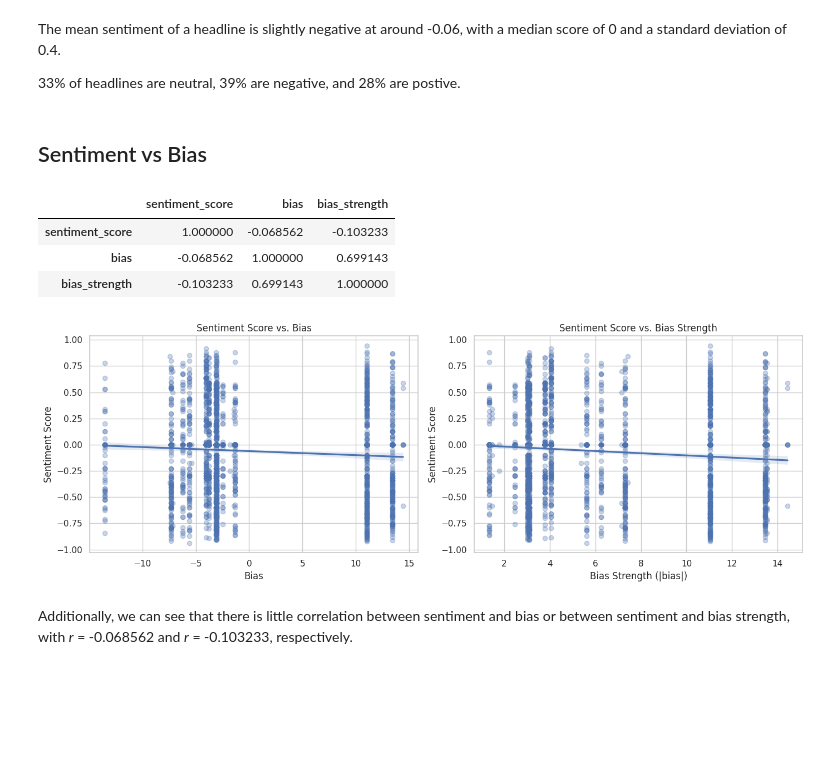
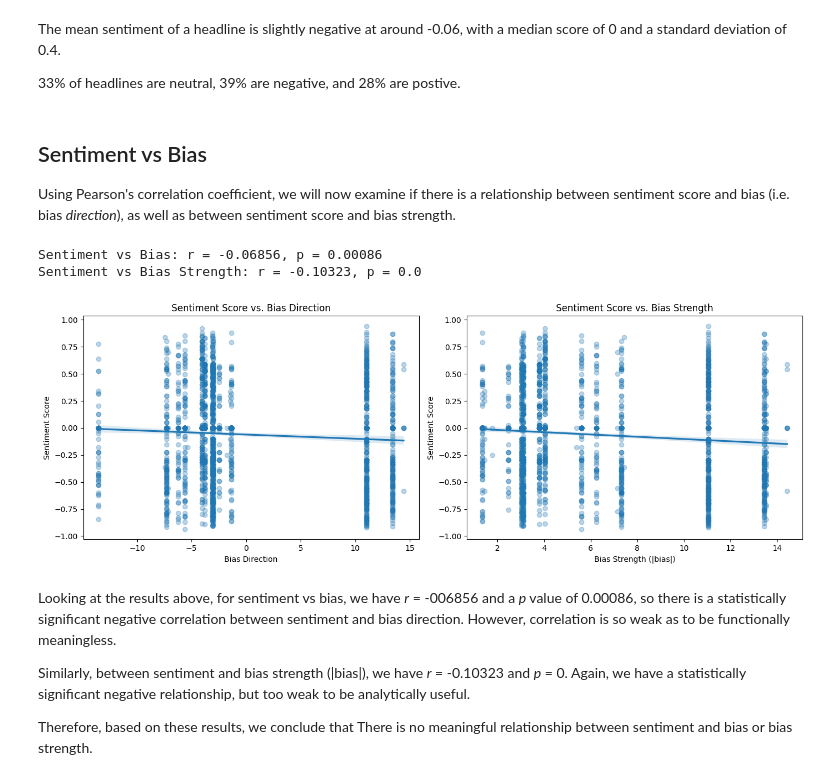
Before and after one commit to Joshua-Byrd/HeadlineAnalysis, a Jupyter notebook: notebooks/headline_analysis.ipynb, the cells around one changed output. Drawn from its saved outputs; the diff is of its cells as text; code cells hidden in the pictures; blank space fills up the shorter version.

```diff
--- a/notebooks/headline_analysis.ipynb
+++ b/notebooks/headline_analysis.ipynb
@@ -241,34 +242,44 @@ The mean sentiment of a headline is slightly negative at around -0.06, with a me
 33% of headlines are neutral, 39% are negative, and 28% are postive.
 # %% [markdown]
 ## Sentiment vs Bias
+
+Using Pearson's correlation coefficient, we will now examine if there is a relationship between sentiment score and bias (i.e. bias *direction*), as well as between sentiment score and bias strength.
 # %%
-df[["sentiment_score", "bias", "bias_strength"]].corr("pearson")
+# df[["sentiment_score", "bias", "bias_strength"]].corr("pearson")
+
+r_sent_bias, p_sent_bias = pearsonr(df["sentiment_score"], df["bias"])
+r_sent_bs, p_sent_bs = pearsonr(df["sentiment_score"], df["bias_strength"])
+
+print(f"Sentiment vs Bias: r = {round(r_sent_bias, 5)}, p = {round(p_sent_bias, 5)}")
+print(f"Sentiment vs Bias Strength: r = {round(r_sent_bs, 5)}, p = {round(p_sent_bs, 5)}")
 # %% [output]
-|  | sentiment_score | bias | bias_strength |
-| sentiment_score | 1.000000 | -0.068562 | -0.103233 |
-| bias | -0.068562 | 1.000000 | 0.699143 |
-| bias_strength | -0.103233 | 0.699143 | 1.000000 |
+Sentiment vs Bias: r = -0.06856, p = 0.00086
+Sentiment vs Bias Strength: r = -0.10323, p = 0.0
 # %%
 # Create side-by-side subplots (1 row, 2 columns)
 fig, (ax1, ax2) = plt.subplots(1, 2, figsize=(14, 5))
 
 # Left: Scatterplot of sentiment vs bias
 sns.regplot(data=df, x="bias", y="sentiment_score",
             scatter_kws={"alpha": 0.3}, ax=ax1)
-ax1.set_title("Sentiment Score vs. Bias")
-ax1.set_xlabel("Bias")
+ax1.set_title("Sentiment Score vs. Bias Direction")
+ax1.set_xlabel("Bias Direction")
 ax1.set_ylabel("Sentiment Score")
 
 # Right: Scatter plot of sentiment vs bias strength
 sns.regplot(data=df, x="bias_strength", y="sentiment_score",
             scatter_kws={"alpha": 0.3}, ax=ax2)
 ax2.set_title("Sentiment Score vs. Bias Strength")
 ax2.set_xlabel("Bias Strength (|bias|)")
 ax2.set_ylabel("Sentiment Score")
 
 plt.tight_layout()
 plt.show()
 # %% [output]
-[figure, old version]
+[figure, new version]
 # %% [markdown]
-Additionally, we can see that there is little correlation between sentiment and bias or between sentiment and bias strength, with *r* = -0.068562 and *r* = -0.103233, respectively.
+Looking at the results above, for sentiment vs bias, we have *r* = -006856 and a *p* value of 0.00086, so there is a statistically significant negative correlation between sentiment and bias direction. However, correlation is so weak as to be functionally meaningless.
+
+Similarly, between sentiment and bias strength (|bias|), we have *r* = -0.10323 and *p* = 0. Again, we have a statistically significant negative relationship, but too weak to be analytically useful.
+
+Therefore, based on these results, we conclude that There is no meaningful relationship between sentiment and bias or bias strength.
```
Also changed, not shown: parts of 4 cells of this notebook.
